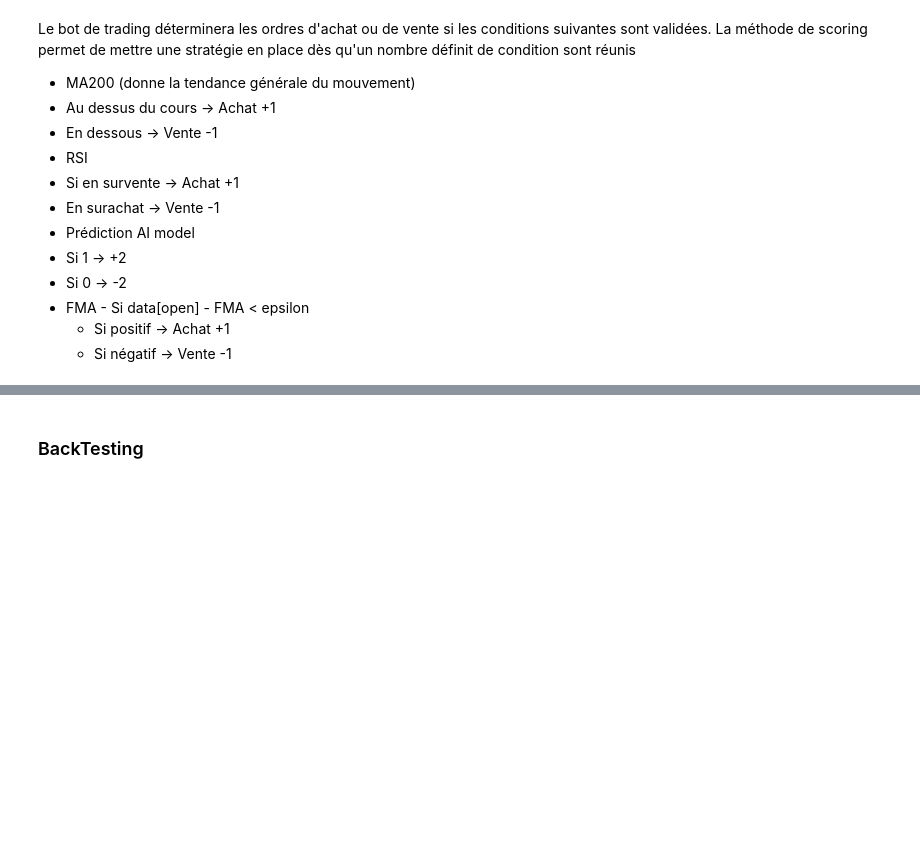
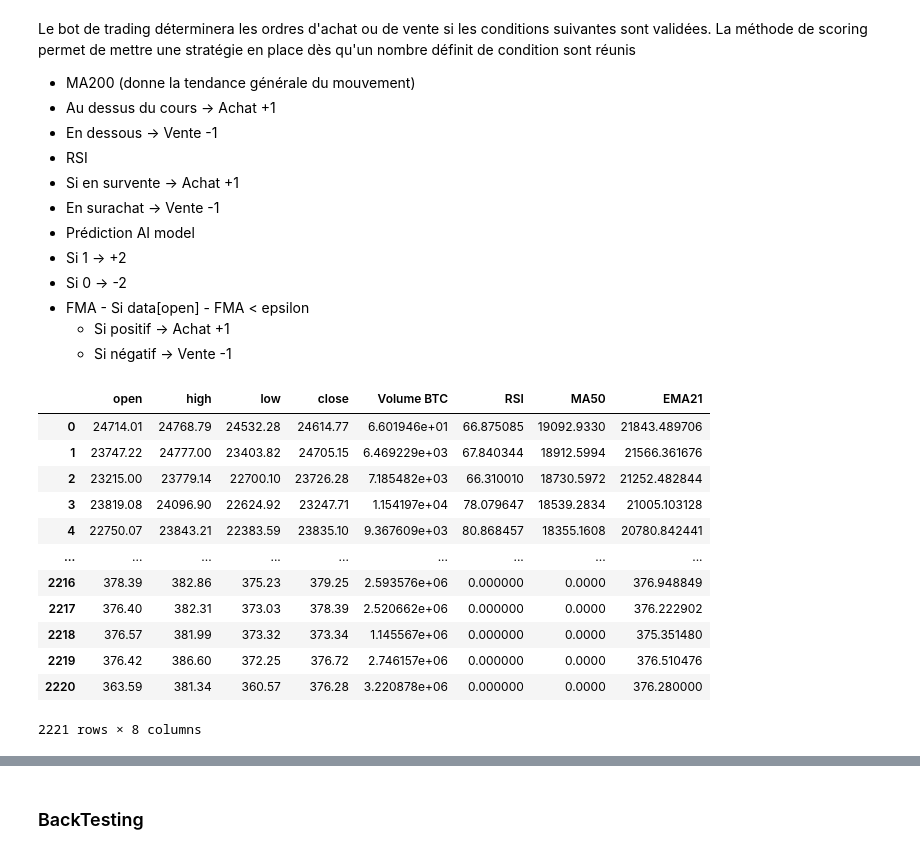
Before and after one commit to hderoche/RNN_Bitcoin_Prediction, a Jupyter notebook: RNN.ipynb, the cells around one changed output, grey strips where cells are left out. Cells and saved outputs as stored; diff of their text form; code cells hidden in the pictures; blank space fills up the shorter version.

```diff
--- a/RNN.ipynb
+++ b/RNN.ipynb
@@ -871,3 +957,20 @@ Le bot de trading déterminera les ordres d'achat ou de vente si les conditions
 # %%
 # Initialisation du Bot
 btcBot = Bot()
+
+dataBot = data.copy()
+dataBot
+# %% [output]
+|  | open | high | low | close | Volume BTC | RSI | MA50 | EMA21 |
+| 0 | 24714.01 | 24768.79 | 24532.28 | 24614.77 | 6.601946e+01 | 66.875085 | 19092.9330 | 21843.489706 |
+| 1 | 23747.22 | 24777.00 | 23403.82 | 24705.15 | 6.469229e+03 | 67.840344 | 18912.5994 | 21566.361676 |
+| 2 | 23215.00 | 23779.14 | 22700.10 | 23726.28 | 7.185482e+03 | 66.310010 | 18730.5972 | 21252.482844 |
+| 3 | 23819.08 | 24096.90 | 22624.92 | 23247.71 | 1.154197e+04 | 78.079647 | 18539.2834 | 21005.103128 |
+| 4 | 22750.07 | 23843.21 | 22383.59 | 23835.10 | 9.367609e+03 | 80.868457 | 18355.1608 | 20780.842441 |
+| ... | ... | ... | ... | ... | ... | ... | ... | ... |
+| 2216 | 378.39 | 382.86 | 375.23 | 379.25 | 2.593576e+06 | 0.000000 | 0.0000 | 376.948849 |
+| 2217 | 376.40 | 382.31 | 373.03 | 378.39 | 2.520662e+06 | 0.000000 | 0.0000 | 376.222902 |
+| 2218 | 376.57 | 381.99 | 373.32 | 373.34 | 1.145567e+06 | 0.000000 | 0.0000 | 375.351480 |
+| 2219 | 376.42 | 386.60 | 372.25 | 376.72 | 2.746157e+06 | 0.000000 | 0.0000 | 376.510476 |
+| 2220 | 363.59 | 381.34 | 360.57 | 376.28 | 3.220878e+06 | 0.000000 | 0.0000 | 376.280000 |
+2221 rows × 8 columns
```
Also changed, not shown: parts of 24 cells of this notebook.
